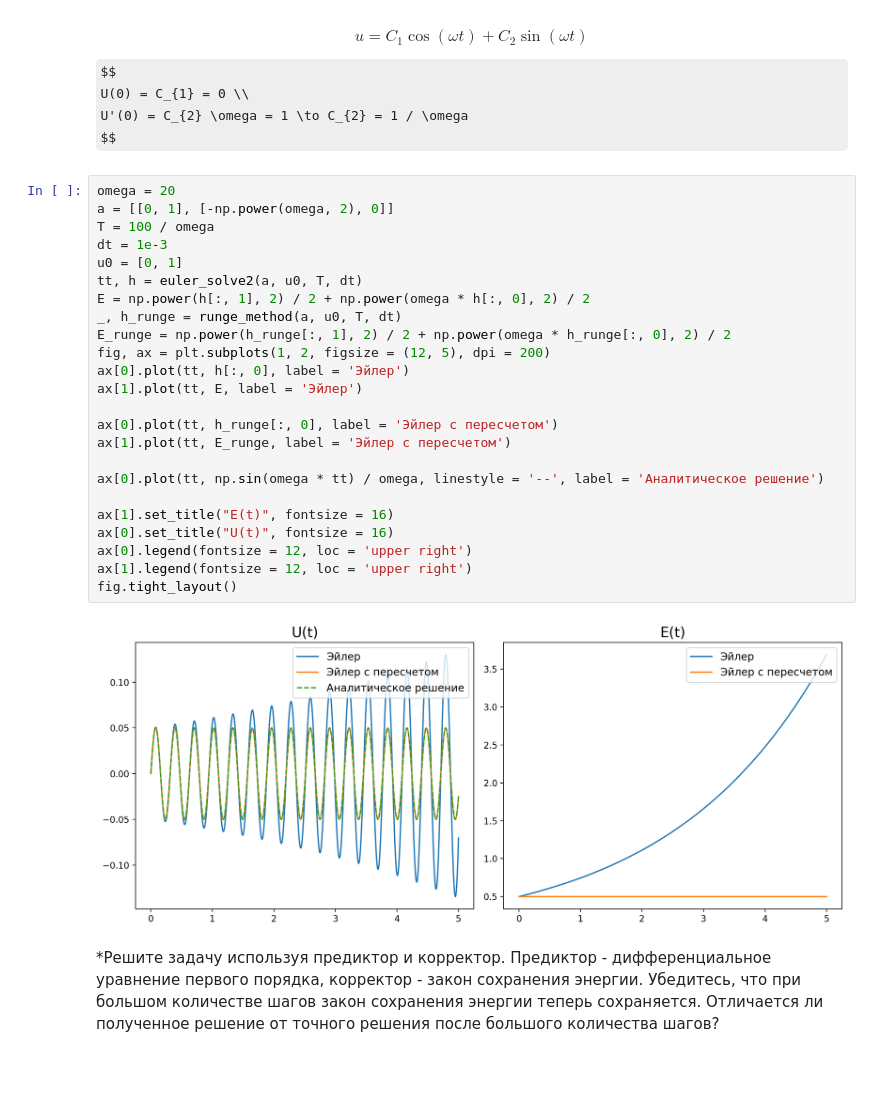
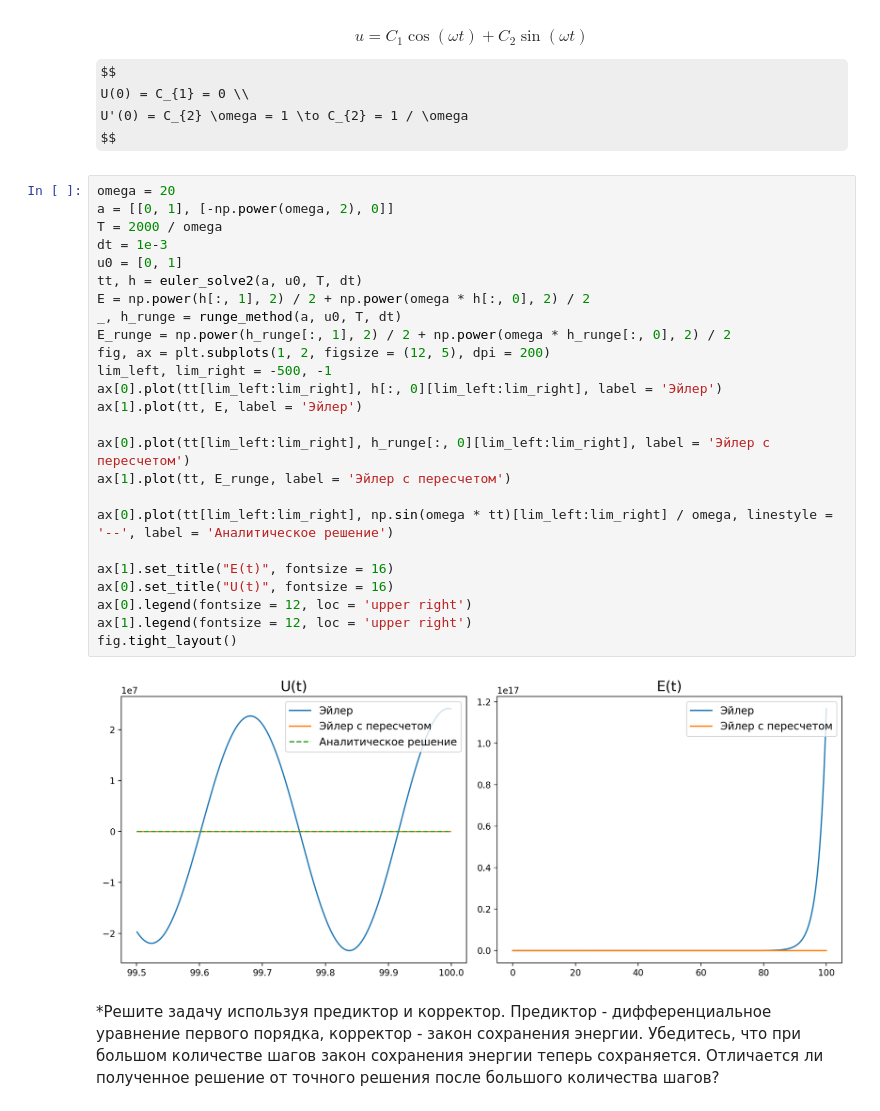
Before and after one commit to ShmakovVladimir/Computational_mathematics_second_sem, a Jupyter notebook: part_2/hw6/6 Задание - Задача Коши.ipynb, the cells around one changed output. Cells and saved outputs as stored; diff of their text form; some formulas as TeX source; blank space fills up the shorter version.

```diff
--- a/part_2/hw6/6 Задание - Задача Коши.ipynb
+++ b/part_2/hw6/6 Задание - Задача Коши.ipynb
@@ -502,29 +502,30 @@ $$
 # %%
 omega = 20
 a = [[0, 1], [-np.power(omega, 2), 0]]
-T = 100 / omega
+T = 2000 / omega
 dt = 1e-3
 u0 = [0, 1]
 tt, h = euler_solve2(a, u0, T, dt)
 E = np.power(h[:, 1], 2) / 2 + np.power(omega * h[:, 0], 2) / 2
 _, h_runge = runge_method(a, u0, T, dt)
 E_runge = np.power(h_runge[:, 1], 2) / 2 + np.power(omega * h_runge[:, 0], 2) / 2
 fig, ax = plt.subplots(1, 2, figsize = (12, 5), dpi = 200)
-ax[0].plot(tt, h[:, 0], label = 'Эйлер')
+lim_left, lim_right = -500, -1
+ax[0].plot(tt[lim_left:lim_right], h[:, 0][lim_left:lim_right], label = 'Эйлер')
 ax[1].plot(tt, E, label = 'Эйлер')
 
-ax[0].plot(tt, h_runge[:, 0], label = 'Эйлер c пересчетом')
+ax[0].plot(tt[lim_left:lim_right], h_runge[:, 0][lim_left:lim_right], label = 'Эйлер c пересчетом')
 ax[1].plot(tt, E_runge, label = 'Эйлер с пересчетом')
 
-ax[0].plot(tt, np.sin(omega * tt) / omega, linestyle = '--', label = 'Аналитическое решение')
+ax[0].plot(tt[lim_left:lim_right], np.sin(omega * tt)[lim_left:lim_right] / omega, linestyle = '--', label = 'Аналитическое решение')
 
 ax[1].set_title("E(t)", fontsize = 16)
 ax[0].set_title("U(t)", fontsize = 16)
 ax[0].legend(fontsize = 12, loc = 'upper right')
 ax[1].legend(fontsize = 12, loc = 'upper right')
 fig.tight_layout()
 # %% [output]
-[figure, old version]
+[figure, new version]
 # %% [markdown]
 *Решите задачу используя предиктор и корректор. Предиктор - дифференциальное уравнение первого порядка, корректор - закон сохранения энергии. Убедитесь, что при большом количестве шагов закон сохранения энергии теперь сохраняется. Отличается ли полученное решение от точного решения после большого количества шагов?
 # %% [markdown]
```
Also changed, not shown: parts of 6 cells of this notebook.
